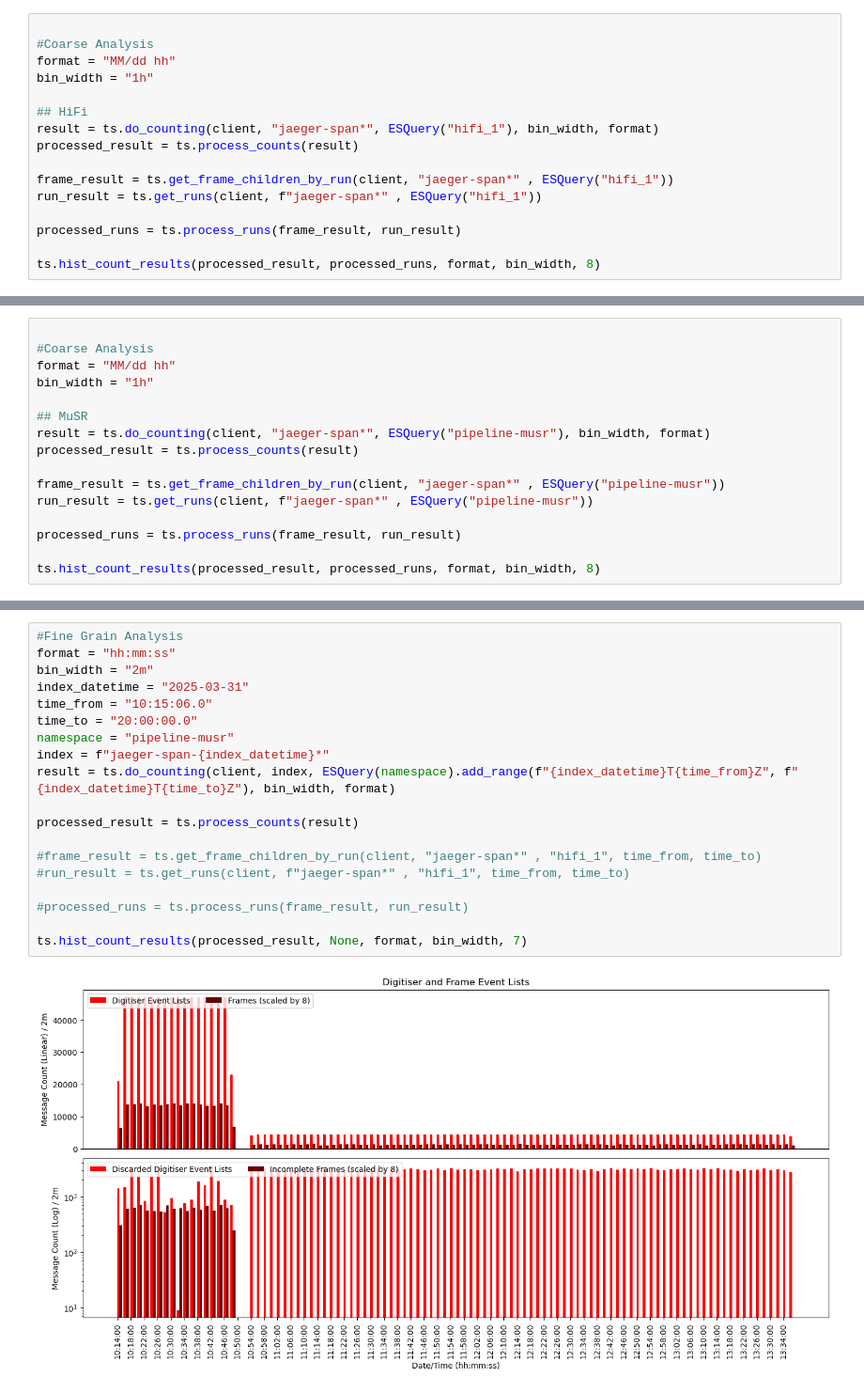
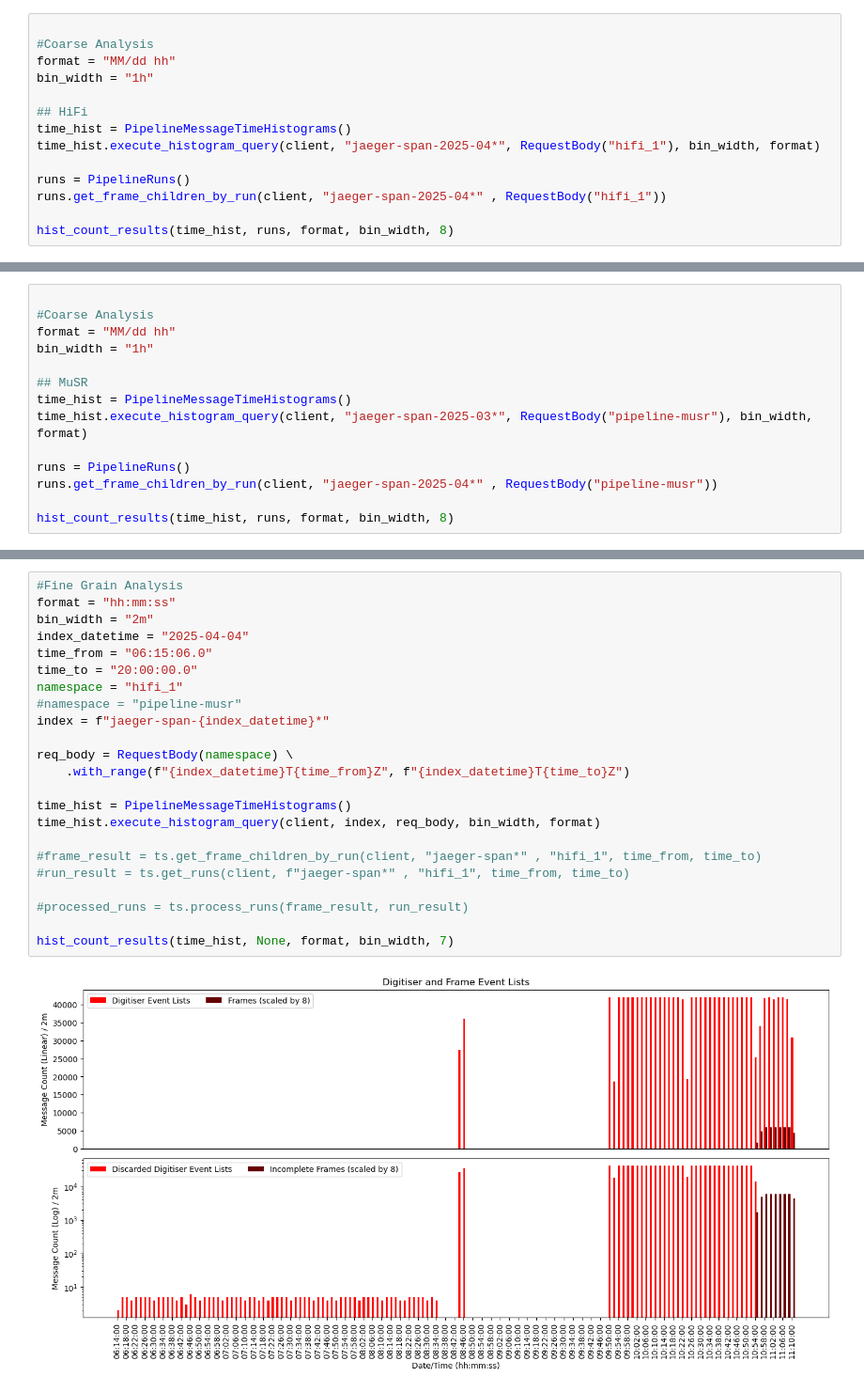
Before and after one commit to Modularius/open-telemetry, a Jupyter notebook: Jupyter/Run Query.ipynb, the cells around one changed output, grey strips where cells are left out. Shown at 94% size. Drawn from its saved outputs; the diff is of its cells as text.

```diff
--- a/Jupyter/Run Query.ipynb
+++ b/Jupyter/Run Query.ipynb
@@ -19,13 +16,11 @@ format = "MM/dd hh"
 bin_width = "1h"
 
 ## HiFi
-result = ts.do_counting(client, "jaeger-span*", ESQuery("hifi_1"), bin_width, format)
-processed_result = ts.process_counts(result)
+time_hist = PipelineMessageTimeHistograms()
+time_hist.execute_histogram_query(client, "jaeger-span-2025-04*", RequestBody("hifi_1"), bin_width, format)
 
-frame_result = ts.get_frame_children_by_run(client, "jaeger-span*" , ESQuery("hifi_1"))
-run_result = ts.get_runs(client, f"jaeger-span*" , ESQuery("hifi_1"))
+runs = PipelineRuns()
+runs.get_frame_children_by_run(client, "jaeger-span-2025-04*" , RequestBody("hifi_1"))
 
-processed_runs = ts.process_runs(frame_result, run_result)
-
-ts.hist_count_results(processed_result, processed_runs, format, bin_width, 8)
+hist_count_results(time_hist, runs, format, bin_width, 8)
 # %% [output]
@@ -37,13 +32,11 @@ format = "MM/dd hh"
 bin_width = "1h"
 
 ## MuSR
-result = ts.do_counting(client, "jaeger-span*", ESQuery("pipeline-musr"), bin_width, format)
-processed_result = ts.process_counts(result)
+time_hist = PipelineMessageTimeHistograms()
+time_hist.execute_histogram_query(client, "jaeger-span-2025-03*", RequestBody("pipeline-musr"), bin_width, format)
 
-frame_result = ts.get_frame_children_by_run(client, "jaeger-span*" , ESQuery("pipeline-musr"))
-run_result = ts.get_runs(client, f"jaeger-span*" , ESQuery("pipeline-musr"))
+runs = PipelineRuns()
+runs.get_frame_children_by_run(client, "jaeger-span-2025-04*" , RequestBody("pipeline-musr"))
 
-processed_runs = ts.process_runs(frame_result, run_result)
-
-ts.hist_count_results(processed_result, processed_runs, format, bin_width, 8)
+hist_count_results(time_hist, runs, format, bin_width, 8)
 # %% [output]
@@ -51,21 +44,25 @@ ts.hist_count_results(processed_result, processed_runs, format, bin_width, 8)
 # %%
 #Fine Grain Analysis
 format = "hh:mm:ss"
 bin_width = "2m"
-index_datetime = "2025-03-31"
-time_from = "10:15:06.0"
+index_datetime = "2025-04-04"
+time_from = "06:15:06.0"
 time_to = "20:00:00.0"
-namespace = "pipeline-musr"
+namespace = "hifi_1"
+#namespace = "pipeline-musr"
 index = f"jaeger-span-{index_datetime}*"
-result = ts.do_counting(client, index, ESQuery(namespace).add_range(f"{index_datetime}T{time_from}Z", f"{index_datetime}T{time_to}Z"), bin_width, format)
 
-processed_result = ts.process_counts(result)
+req_body = RequestBody(namespace) \
+    .with_range(f"{index_datetime}T{time_from}Z", f"{index_datetime}T{time_to}Z")
+
+time_hist = PipelineMessageTimeHistograms()
+time_hist.execute_histogram_query(client, index, req_body, bin_width, format)
 
 #frame_result = ts.get_frame_children_by_run(client, "jaeger-span*" , "hifi_1", time_from, time_to)
 #run_result = ts.get_runs(client, f"jaeger-span*" , "hifi_1", time_from, time_to)
 
 #processed_runs = ts.process_runs(frame_result, run_result)
 
-ts.hist_count_results(processed_result, None, format, bin_width, 7)
+hist_count_results(time_hist, None, format, bin_width, 7)
 # %% [output]
-[figure, old version]
+[figure, new version]
```
Also changed, not shown: parts of 3 cells of this notebook, 19 other files.
